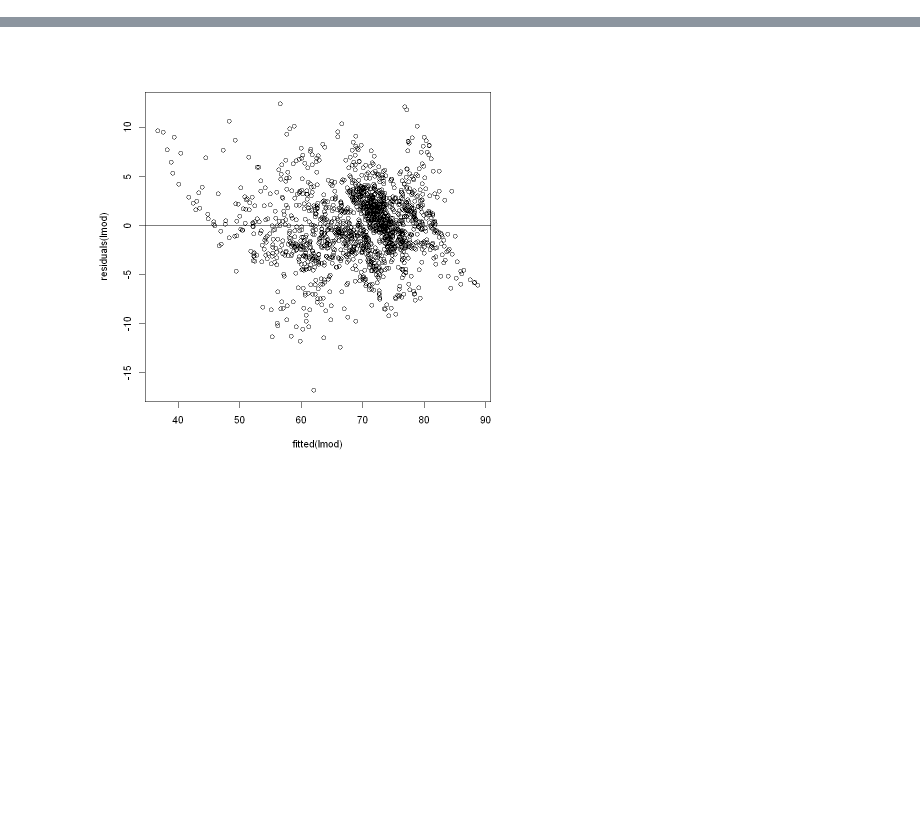
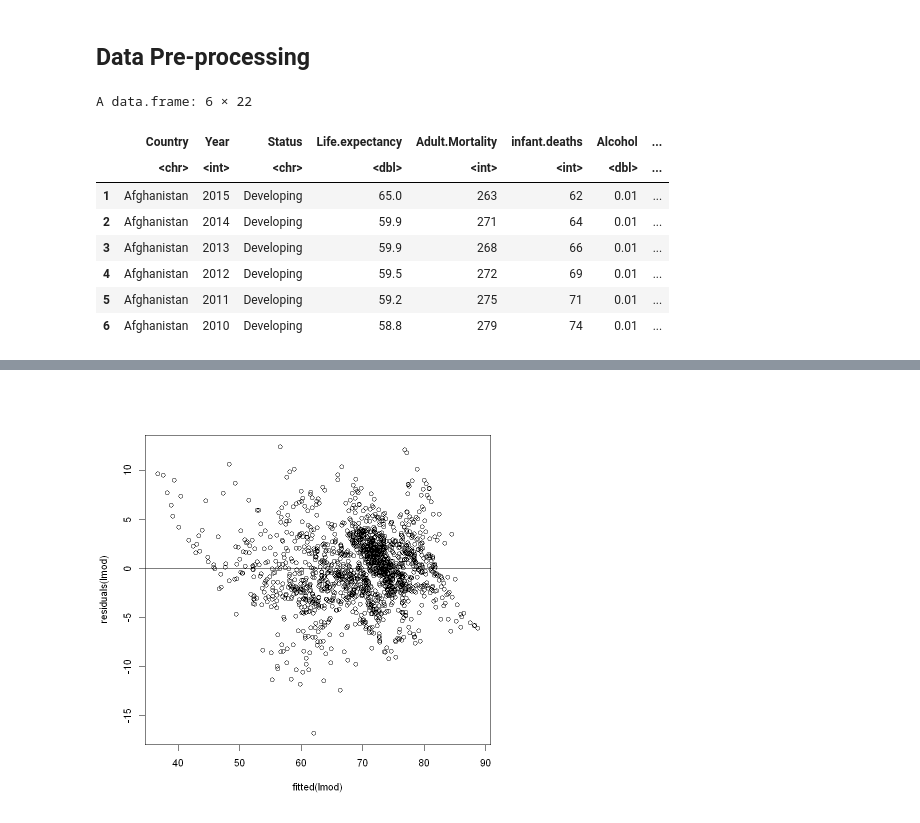
Before and after one commit to YuukiAS/BIOSTAT682, a Jupyter notebook: LED.ipynb, the cells around one changed output, grey strips where cells are left out. Saved outputs shown, nothing was run; the diff lists cells and outputs as text; code cells hidden in the pictures; blank space fills up the shorter version.

```diff
--- a/LED.ipynb
+++ b/LED.ipynb
@@ -1,6 +1,18 @@
+# %% [markdown]
+## Data Pre-processing
 # %%
-Life_Expectancy <- read.csv("C:/Code/BIOSTAT682/Life Expectancy Data.csv")
-Life_Expectancy.names <- names(Life_Expectancy)
+lifeData1 <- read.csv("D:/Code/BIOSTAT682/Life Expectancy Data.csv")
+head(lifeData1)
+# %% [output]
+A data.frame: 6 × 22
+|  | Country | Year | Status | Life.expectancy | Adult.Mortality | infant.deaths | Alcohol | ... |
+|  | <chr> | <int> | <chr> | <dbl> | <int> | <int> | <dbl> | ... |
+| 1 | Afghanistan | 2015 | Developing | 65.0 | 263 | 62 | 0.01 | ... |
+| 2 | Afghanistan | 2014 | Developing | 59.9 | 271 | 64 | 0.01 | ... |
+| 3 | Afghanistan | 2013 | Developing | 59.9 | 268 | 66 | 0.01 | ... |
+| 4 | Afghanistan | 2012 | Developing | 59.5 | 272 | 69 | 0.01 | ... |
+| 5 | Afghanistan | 2011 | Developing | 59.2 | 275 | 71 | 0.01 | ... |
+| 6 | Afghanistan | 2010 | Developing | 58.8 | 279 | 74 | 0.01 | ... |
 # %%
 library(tidyr)
 
```
Also changed, not shown: parts of 14 cells of this notebook, 1 other file.
